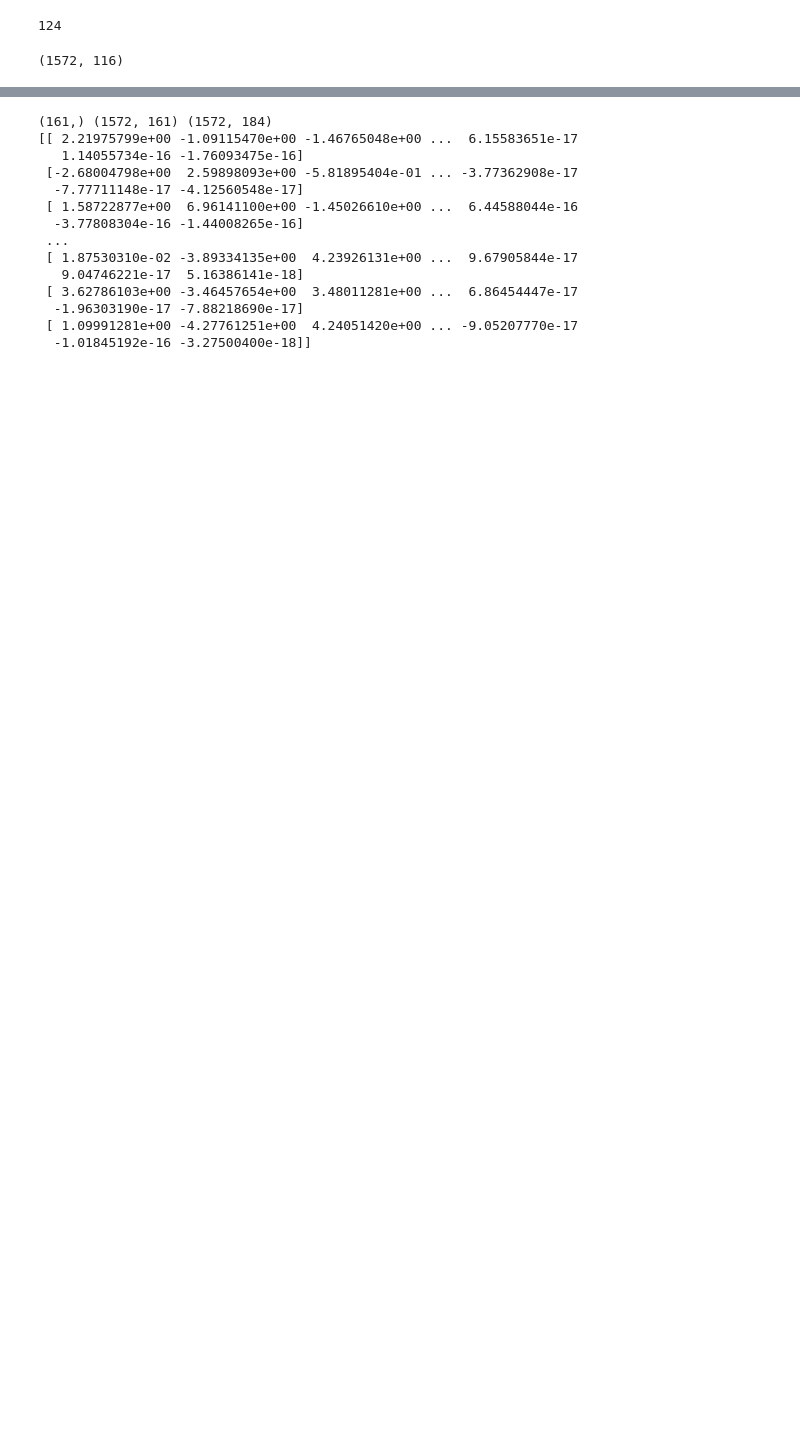
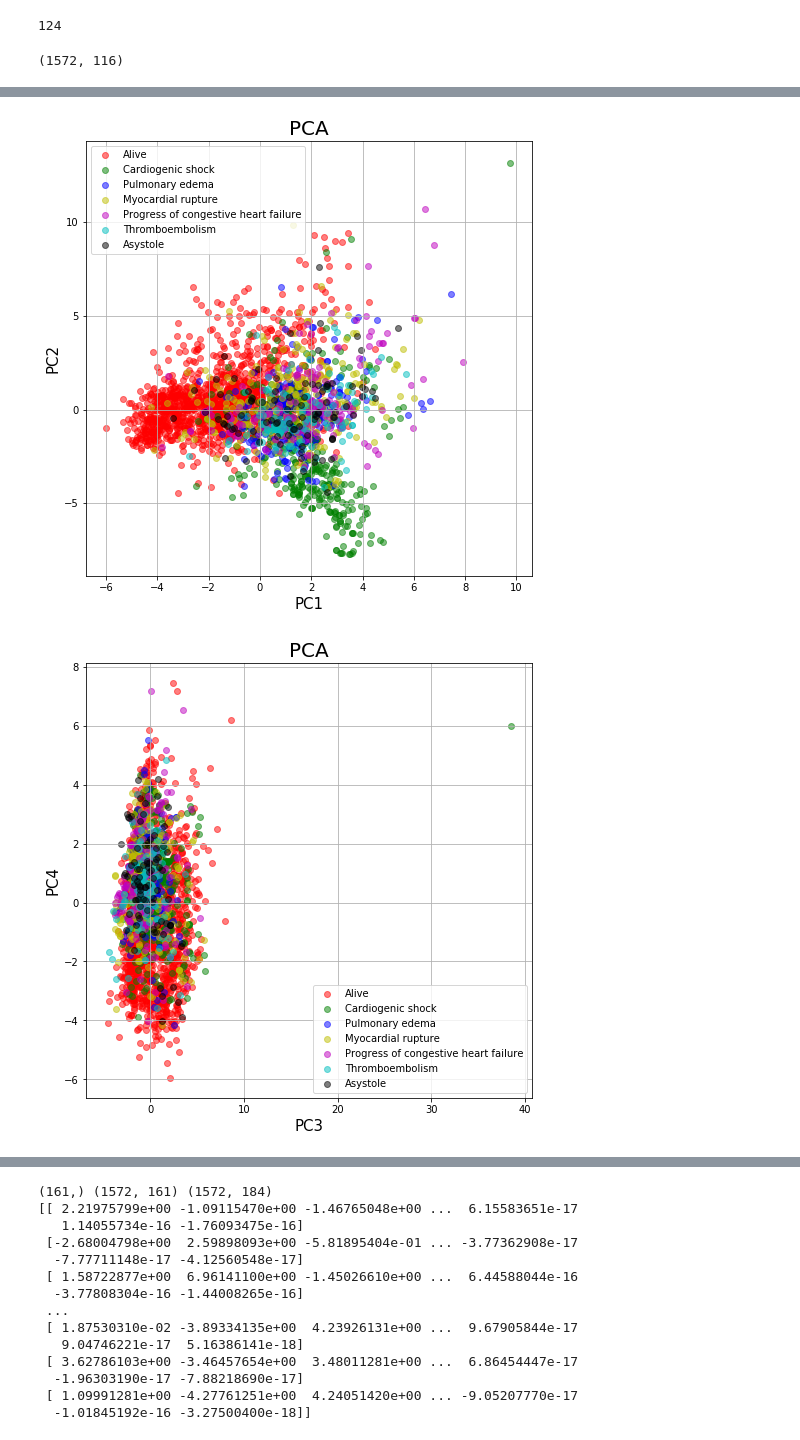
Before and after one commit to StephaneGcrd/CDI_case_2, a Jupyter notebook: SubspaceExplore_Alfred.ipynb, the cells around one changed output, grey strips where cells are left out. Drawn from its saved outputs; the diff is of its cells as text; code cells hidden in the pictures; blank space fills up the shorter version.

```diff
--- a/SubspaceExplore_Alfred.ipynb
+++ b/SubspaceExplore_Alfred.ipynb
@@ -181,0 +210,11 @@ make_2d_graphs(new_sparsepca, Y, dimensions=[2,3], title="Sparse PCA", xlabel="S
+# %%
+#Project data
+new_pca=PCA_skl(x_train)
+make_2d_graphs(new_pca, y_train, dimensions=[0,1], title="PCA", xlabel="PC1", ylabel="PC2")
+make_2d_graphs(new_pca, y_train, dimensions=[2,3], title="PCA", xlabel="PC3", ylabel="PC4")
+new_sparsepca = SparsePCA_skl(x_train) #This takes some time ;)
+make_2d_graphs(new_sparsepca, y_train, dimensions=[0,1], title="Sparse PCA", xlabel="Sparse PC1", ylabel="Sparse PC2")
+make_2d_graphs(new_sparsepca, y_train, dimensions=[2,3], title="Sparse PCA", xlabel="Sparse PC3", ylabel="Sparse PC4")
+# %% [output]
+[figure, added]
+[figure, added]
```
Also changed, not shown: parts of 12 cells of this notebook.
